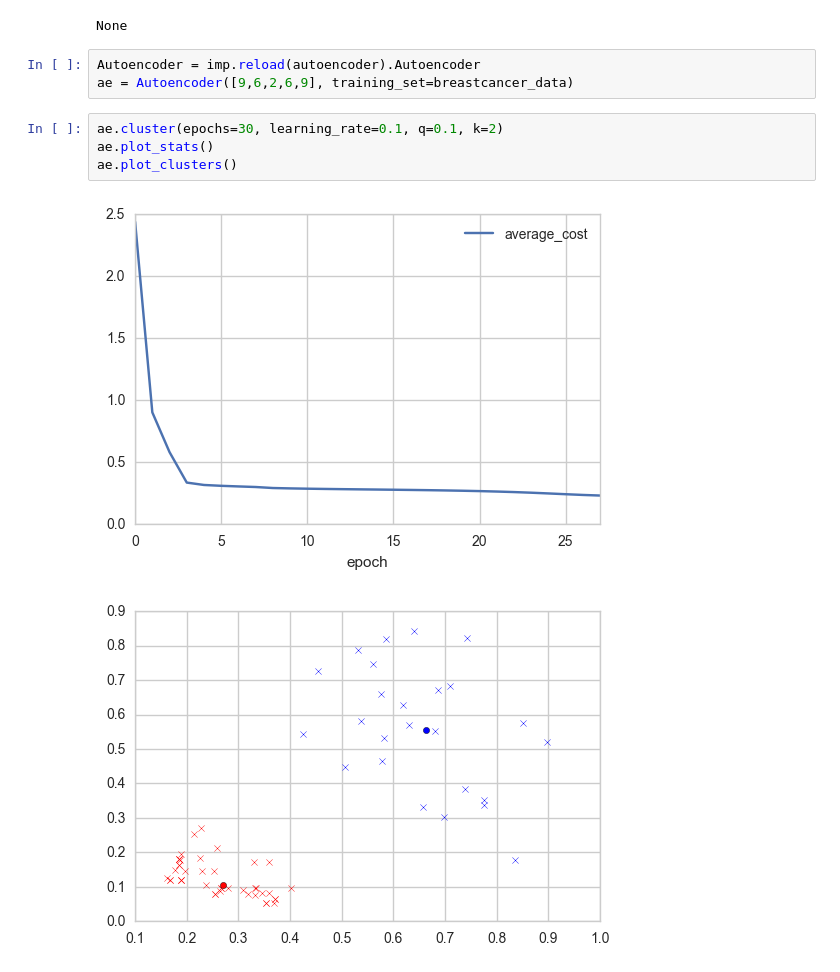
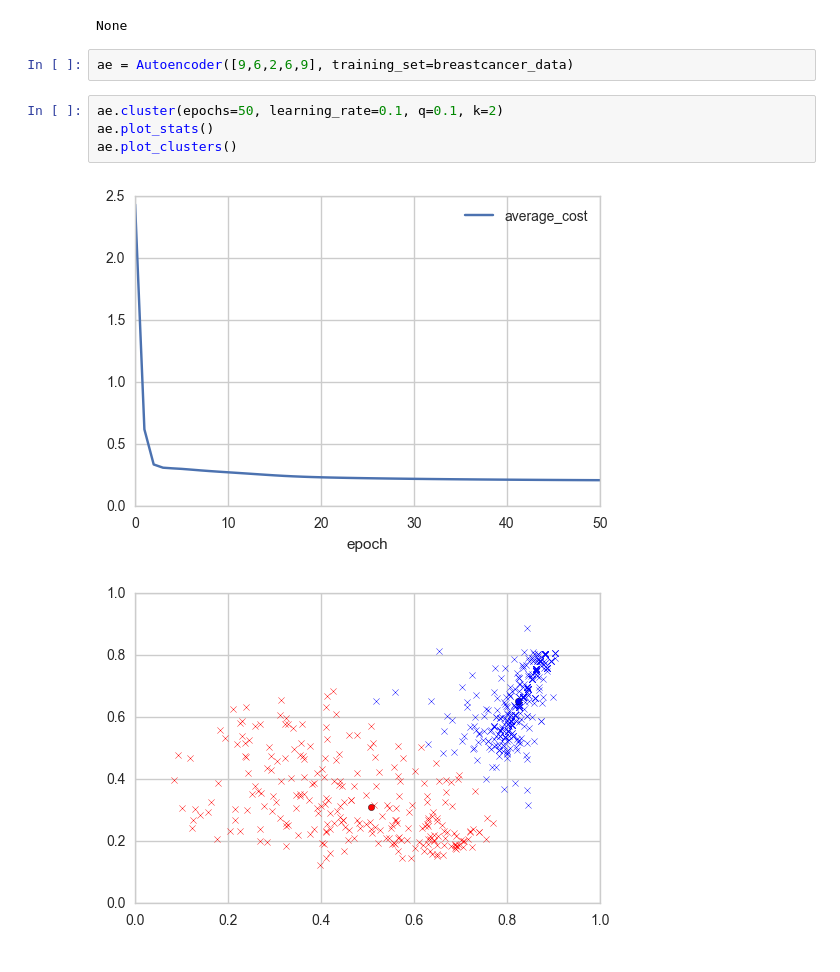
Before and after one commit to felix-last/autoencoder, a Jupyter notebook: autoencoder.ipynb, the cells around one changed output. Saved outputs shown, nothing was run; the diff lists cells and outputs as text.

Commit message:
Finally, cluster all the points from the training set

```diff
--- a/autoencoder.ipynb
+++ b/autoencoder.ipynb
@@ -39,12 +39,11 @@ dtypes: float64(1), int64(8)
 memory usage: 53.4 KB
 None
 # %%
-Autoencoder = imp.reload(autoencoder).Autoencoder
 ae = Autoencoder([9,6,2,6,9], training_set=breastcancer_data)
 # %%
-ae.cluster(epochs=30, learning_rate=0.1, q=0.1, k=2)
+ae.cluster(epochs=50, learning_rate=0.1, q=0.1, k=2)
 ae.plot_stats()
 ae.plot_clusters()
 # %% [output]
-[figure, old version]
+[figure, new version]
-[figure, old version]
+[figure, new version]
```
Also changed, not shown: 1 other file.
